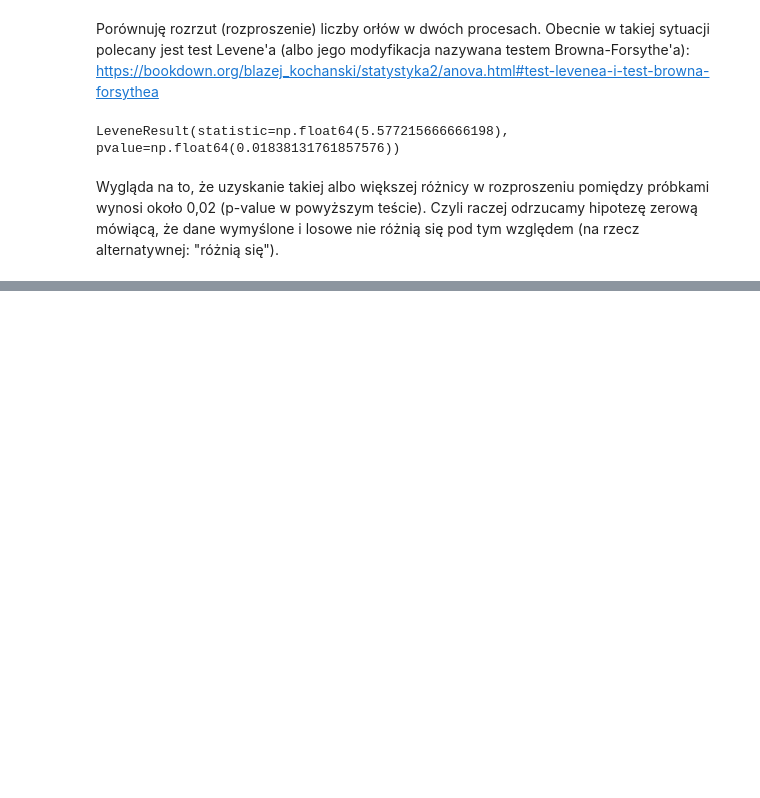
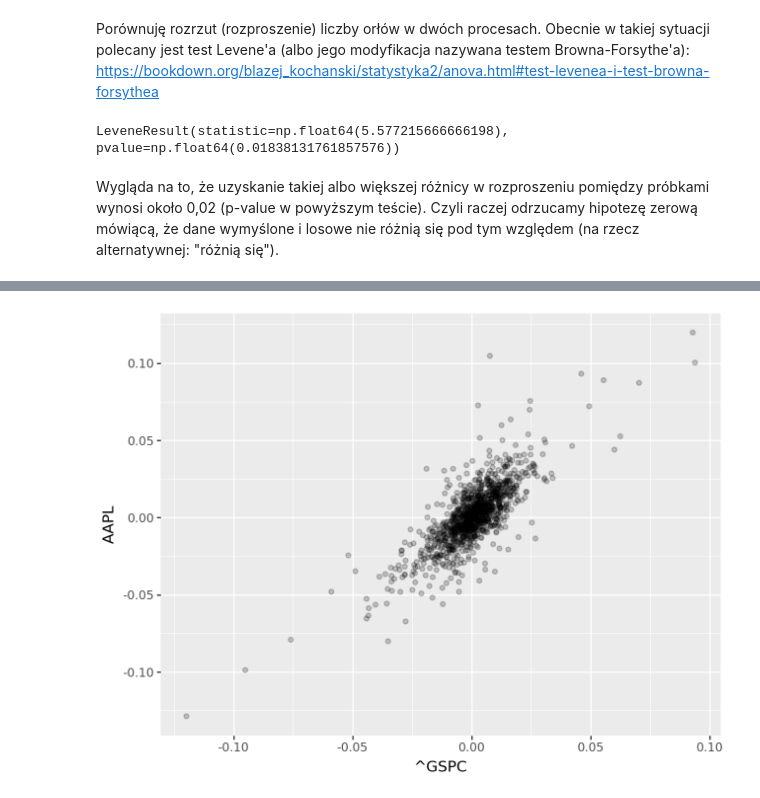
Before and after one commit to blakocha/ADRPY2025, a Jupyter notebook: Notatki_20251123_10.ipynb, the cells around one changed output, grey strips where cells are left out. Cells and saved outputs as stored; diff of their text form; code cells hidden in the pictures; blank space fills up the shorter version.

```diff
--- a/Notatki_20251123_10.ipynb
+++ b/Notatki_20251123_10.ipynb
@@ -96,3 +96,21 @@ print(levene_result)
 LeveneResult(statistic=np.float64(5.577215666666198), pvalue=np.float64(0.01838131761857576))
 # %% [markdown]
 Wygląda na to, że uzyskanie takiej albo większej różnicy w rozproszeniu pomiędzy próbkami wynosi około 0,02 (p-value w powyższym teście). Czyli raczej odrzucamy hipotezę zerową mówiącą, że dane wymyślone i losowe nie różnią się pod tym względem (na rzecz alternatywnej: "różnią się").
+# %%
+import yfinance as yf
+
+# Example: Get Apple stock data
+ticker = "^GSPC"
+Px = yf.download(ticker, start="2019-12-31", end="2025-01-01")
+x = Px['Close'].pct_change()
+x = x.dropna()
+#print(x.head())
+
+ticker = "AAPL"
+Py = yf.download(ticker, start="2019-12-31", end="2025-01-01")
+y = Py['Close'].pct_change()
+y = y.dropna()
+#print(y.head())
+
+dane = pd.concat([x, y], axis=1)
+print(dane.head())
@@ -98,0 +127,7 @@ Wygląda na to, że uzyskanie takiej albo większej różnicy w rozproszeniu pom
+# %%
+(
+    ggplot(dane, aes(x="^GSPC", y="AAPL")) +
+           geom_point(alpha=0.2)
+)
+# %% [output]
+[figure, added]
```
Also changed, not shown: parts of 2 cells of this notebook.
